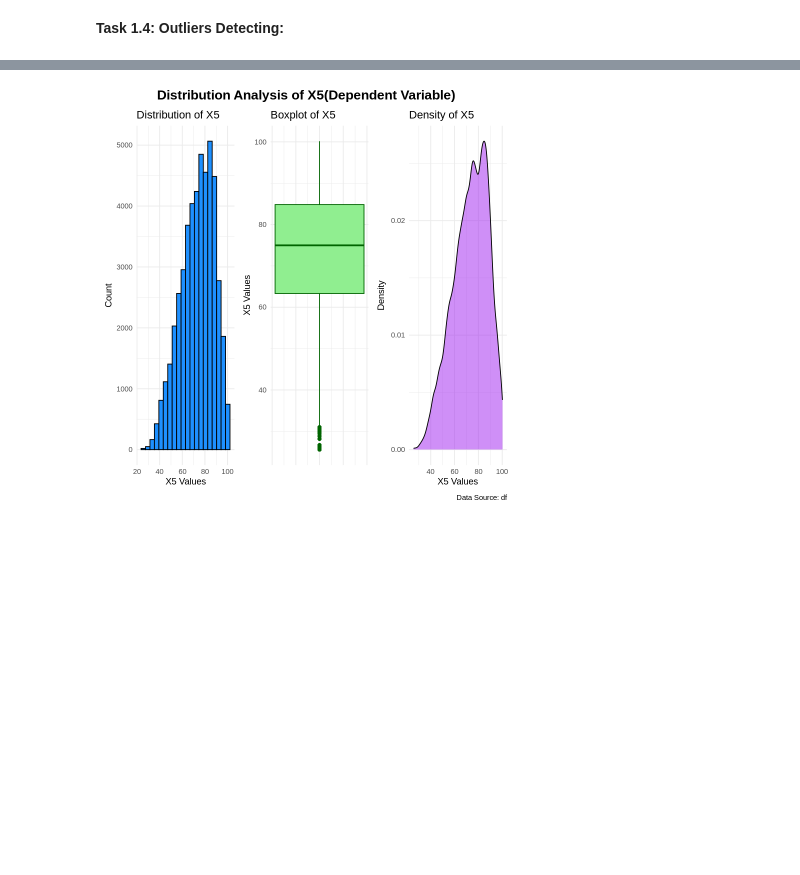
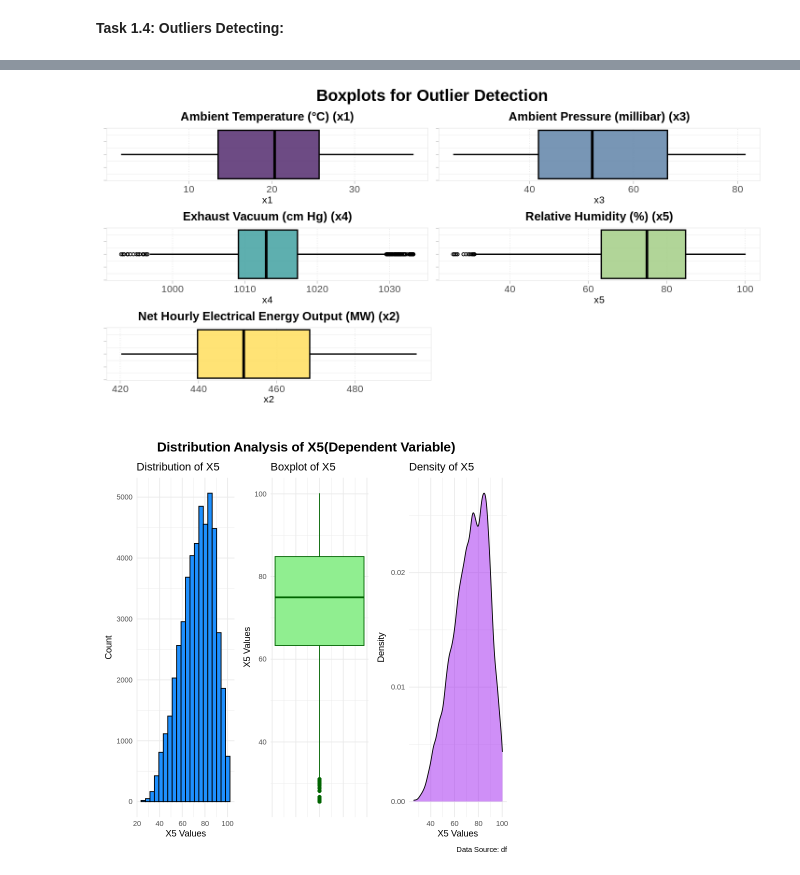
Before and after one commit to RiseshStha/statistics-for-data-science-project, a Jupyter notebook: Modeling EEG signals using polynomial regression.ipynb, the cells around one changed output, grey strips where cells are left out. Drawn from its saved outputs; the diff is of its cells as text; code cells hidden in the pictures; blank space fills up the shorter version.

```diff
--- a/Modeling EEG signals using polynomial regression.ipynb
+++ b/Modeling EEG signals using polynomial regression.ipynb
@@ -500,3 +514,101 @@ print(combined_plot)
+# %%
+BOX_FILL_COLOR <- "#4C72B0" # A modern, professional medium blue
+BOX_LINE_COLOR <- "#345580" # Darker blue for box borders
+BASE_SIZE <- 14 # Base text size for better readability
+
+# 2. Custom Theme for a Clean Look (using theme_light)
+COLORS <- list(
+  x1 = list(fill = "#5D3877", line = "black"), # Dark Purple
+  x2 = list(fill = "#FFE066", line = "black"), # Yellow
+  x3 = list(fill = "#6A8BAD", line = "black"), # Slate Blue
+  x4 = list(fill = "#4DA6A6", line = "black"), # Teal
+  x5 = list(fill = "#A8D08D", line = "black")  # Light Green
+)
+
+# 2. Custom Theme adjusted for Horizontal Grid Plots
+custom_theme <- theme_light(base_size = BASE_SIZE) +
+  theme(
+    # Titles and Axis
+    plot.title = element_text(hjust = 0.5, face = "bold", size = BASE_SIZE * 1.1),
+    axis.title.x = element_text(size = BASE_SIZE * 0.9),
+    axis.text.x = element_text(size = BASE_SIZE * 0.9),
+    axis.title.y = element_blank(),
+    axis.text.y = element_blank(),
+
+    # Grid Lines (light vertical lines only, as seen in the image)
+    panel.grid.major.x = element_line(linetype = "dotted", color = "gray80"),
+    panel.grid.minor.x = element_blank(),
+    panel.grid.major.y = element_blank(),
+
+    # Background and Border (Mimic white/light grey background)
+    panel.background = element_rect(fill = "white", color = NA),
+    plot.background = element_rect(fill = "white", color = NA),
+    panel.border = element_rect(colour = "gray90"),
+
+    # Essential for tight grid layout: minimize spacing between subplots
+    panel.spacing = unit(0, "lines")
+  )
+
+# 3. Helper Function for Consistent Horizontal Boxplots (with dynamic colors)
+create_boxplot_horizontal <- function(data, x_var, title, x_label, fill_color, line_color) {
+  ggplot(data, aes(x = !!rlang::sym(x_var), y = 0)) +
+    geom_boxplot(
+      fill = fill_color,
+      color = line_color,
+      alpha = 0.9,
+      linewidth = 0.8,
+      outlier.colour = "black",
+      outlier.size = 1.5,
+      outlier.shape = 1 # Use default circle/dot for visible outliers
+    ) +
+    labs(title = title, x = x_label, y = NULL) +
+    custom_theme
+}
+
+# --- 4. Plot Generation (with specific labels and colors) ---
+
+# Top Left
+p1 <- create_boxplot_horizontal(df, "x1",
+                               "Ambient Temperature (°C) (x1)",
+                               "x1", COLORS$x1$fill, COLORS$x1$line)
+# Bottom Middle (will be centered)
+p2 <- create_boxplot_horizontal(df, "x2",
+                               "Net Hourly Electrical Energy Output (MW) (x2)",
+                               "x2", COLORS$x2$fill, COLORS$x2$line)
+# Top Right
+p3 <- create_boxplot_horizontal(df, "x3",
+                               "Ambient Pressure (millibar) (x3)",
+                               "x3", COLORS$x3$fill, COLORS$x3$line)
+# Middle Left
+p4 <- create_boxplot_horizontal(df, "x4",
+                               "Exhaust Vacuum (cm Hg) (x4)",
+                               "x4", COLORS$x4$fill, COLORS$x4$line)
+# Middle Right
+p5 <- create_boxplot_horizontal(df, "x5",
+                               "Relative Humidity (%) (x5)",
+                               "x5", COLORS$x5$fill, COLORS$x5$line)
+
+
+# --- 5. Combining Plots using the (p1 | p3) / (p4 | p5) / (p2) layout ---
+
+combined_plot <- (
+    (p1 | p3) / # Top Row: x1 and x3 side-by-side
+    (p4 | p5) / # Middle Row: x4 and x5 side-by-side
+    (p2 + plot_layout(ncol = 2)) # Bottom Row: x2 centered/spanned across 2 columns
+  ) +
+  plot_annotation(
+    # Overall Title matching the image
+    title = 'Boxplots for Outlier Detection',
+    caption = '', # The original image had no caption outside the plots
+    theme = theme(
+      # Ensure main title is centered and prominent
+      plot.title = element_text(hjust = 0.5, size = BASE_SIZE * 1.5, face = "bold")
+    )
+  ) & theme(plot.margin = unit(c(5, 5, 5, 5), "pt")) # Adjust margins for the final crop
+
+print(combined_plot)
+# %% [output]
+[figure, added]
 # %%
 # 1. Histogram of X1
 p1 <- ggplot(df, aes(x = x5)) +
```
Also changed, not shown: parts of 14 cells of this notebook.
